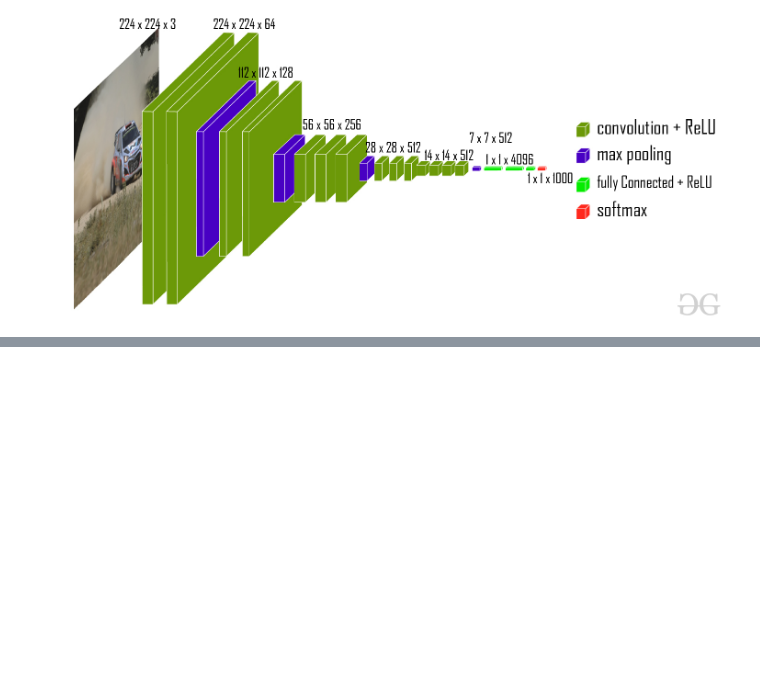
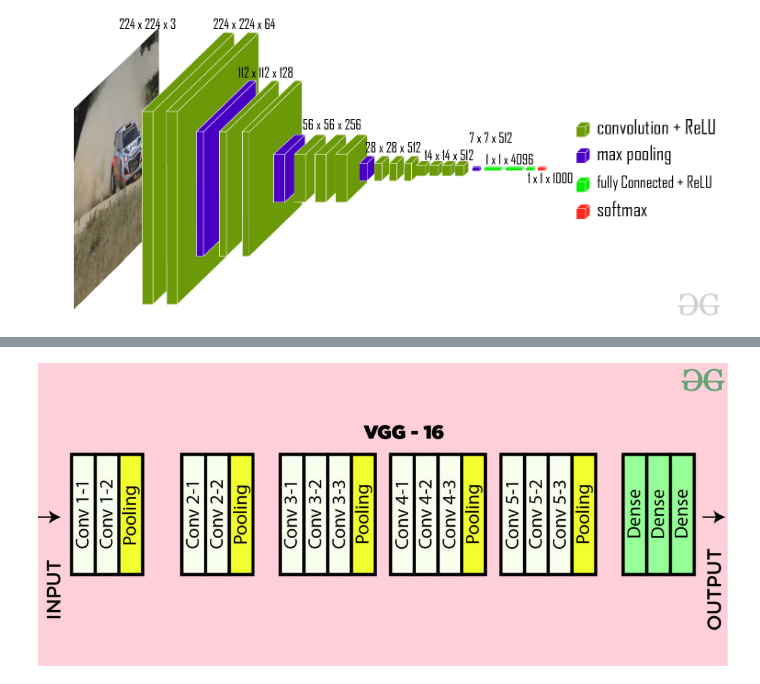
Before and after one commit to DhimanTarafdar/pretrained-model-VGG16-notes, a Jupyter notebook: VGG_16_|_CNN_model.ipynb, the cells around one changed output, grey strips where cells are left out. Drawn from its saved outputs; the diff is of its cells as text; code cells hidden in the pictures; blank space fills up the shorter version.

```diff
--- a/VGG_16_|_CNN_model.ipynb
+++ b/VGG_16_|_CNN_model.ipynb
@@ -15,0 +22,5 @@ display(Image('/content/new41.jpg'))
+# %%
+from IPython.display import Image, display
+display(Image('/content/conv-layers-vgg16-1024x450.jpg'))
+# %% [output]
+[figure, added]
```
Also changed, not shown: parts of 3 cells of this notebook.
